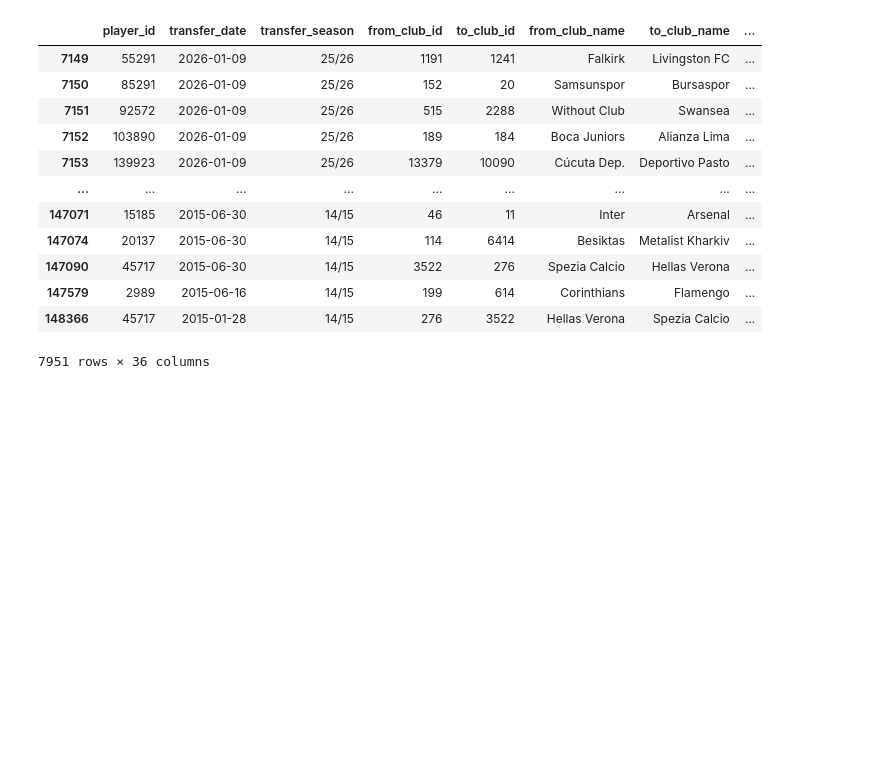
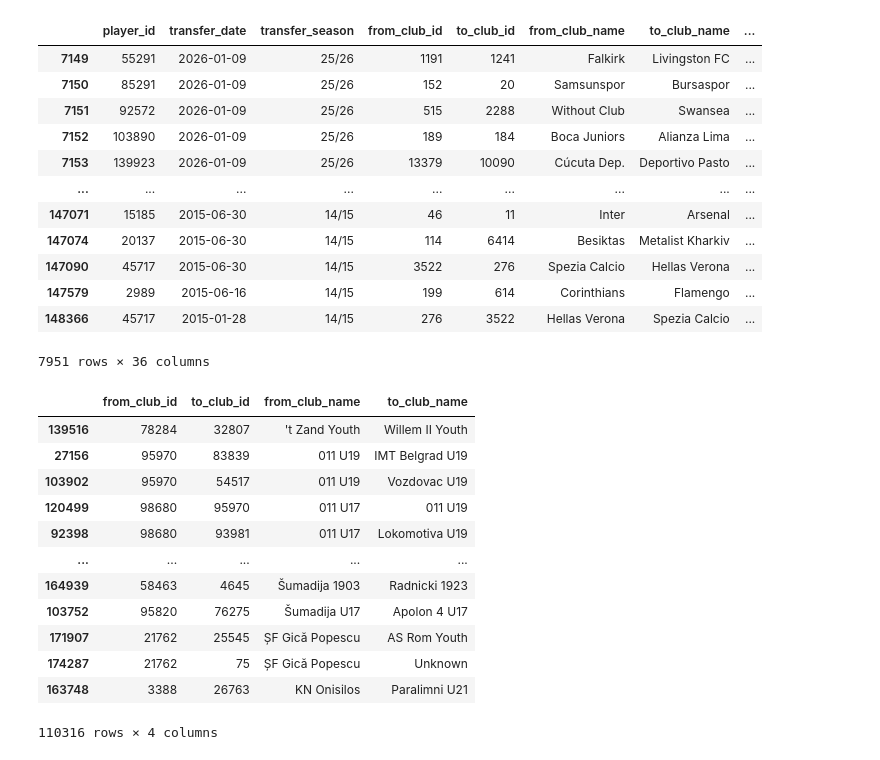
Before and after one commit to detchampenBo/Go_Nuts_repos, a Jupyter notebook: pnas_report/notebooks/dataclean.ipynb, the cells around one changed output. Saved outputs shown, nothing was run; the diff lists cells and outputs as text; code cells hidden in the pictures; blank space fills up the shorter version.

```diff
--- a/pnas_report/notebooks/dataclean.ipynb
+++ b/pnas_report/notebooks/dataclean.ipynb
@@ -100,4 +114,26 @@ players_30_plus
 | 148366 | 45717 | 2015-01-28 | 14/15 | 276 | 3522 | Hellas Verona | Spezia Calcio | ... |
 7951 rows × 36 columns
 # %%
-players_20_plus[['from_club_id']]
+cols = ['from_club_id', 'to_club_id', 'from_club_name', 'to_club_name']
+
+unique_transfers = (
+    transfers_with_players[cols]
+    .drop_duplicates()
+    .sort_values(['from_club_name', 'to_club_name'])
+)
+
+unique_transfers
+# %% [output]
+|  | from_club_id | to_club_id | from_club_name | to_club_name |
+| 139516 | 78284 | 32807 | 't Zand Youth | Willem II Youth |
+| 27156 | 95970 | 83839 | 011 U19 | IMT Belgrad U19 |
+| 103902 | 95970 | 54517 | 011 U19 | Vozdovac U19 |
+| 120499 | 98680 | 95970 | 011 U17 | 011 U19 |
+| 92398 | 98680 | 93981 | 011 U17 | Lokomotiva U19 |
+| ... | ... | ... | ... | ... |
+| 164939 | 58463 | 4645 | Šumadija 1903 | Radnicki 1923 |
+| 103752 | 95820 | 76275 | Šumadija U17 | Apolon 4 U17 |
+| 171907 | 21762 | 25545 | ȘF Gică Popescu | AS Rom Youth |
+| 174287 | 21762 | 75 | ȘF Gică Popescu | Unknown |
+| 163748 | 3388 | 26763 | ΚΝ Onisilos | Paralimni U21 |
+110316 rows × 4 columns
```
Also changed, not shown: parts of 1 cell of this notebook.
